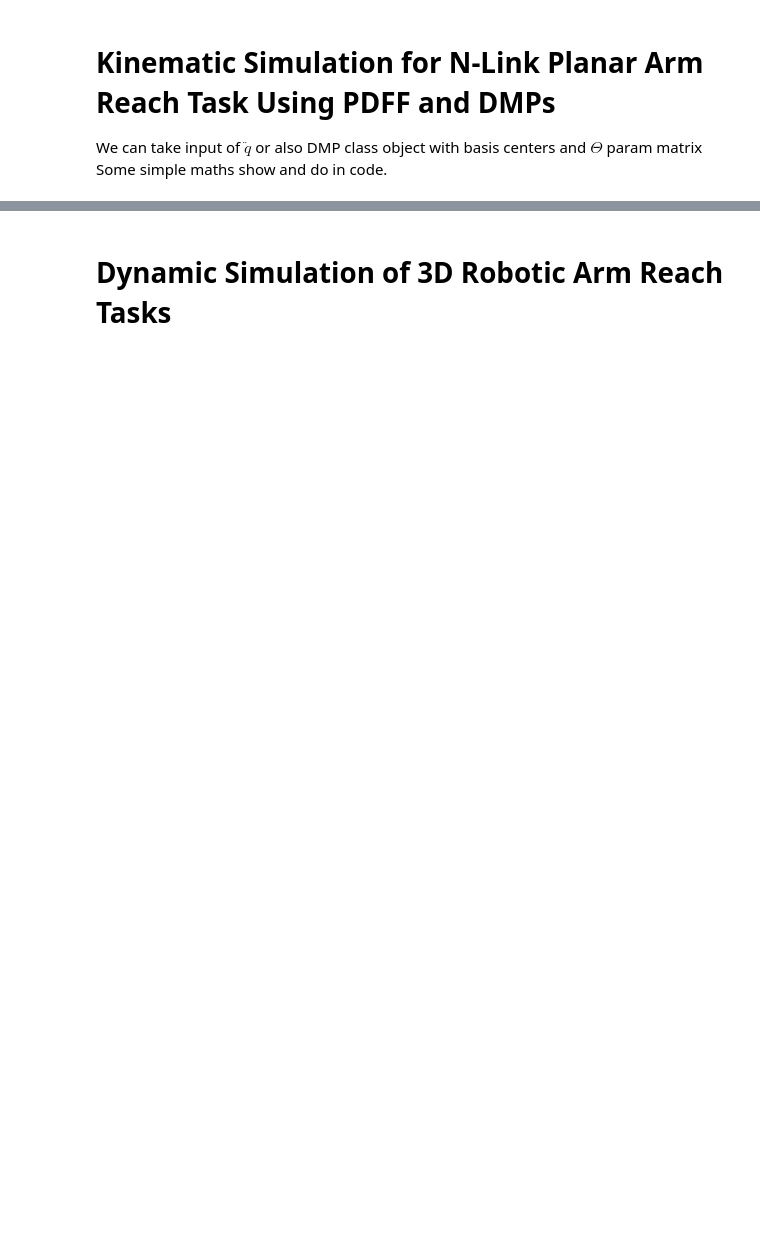
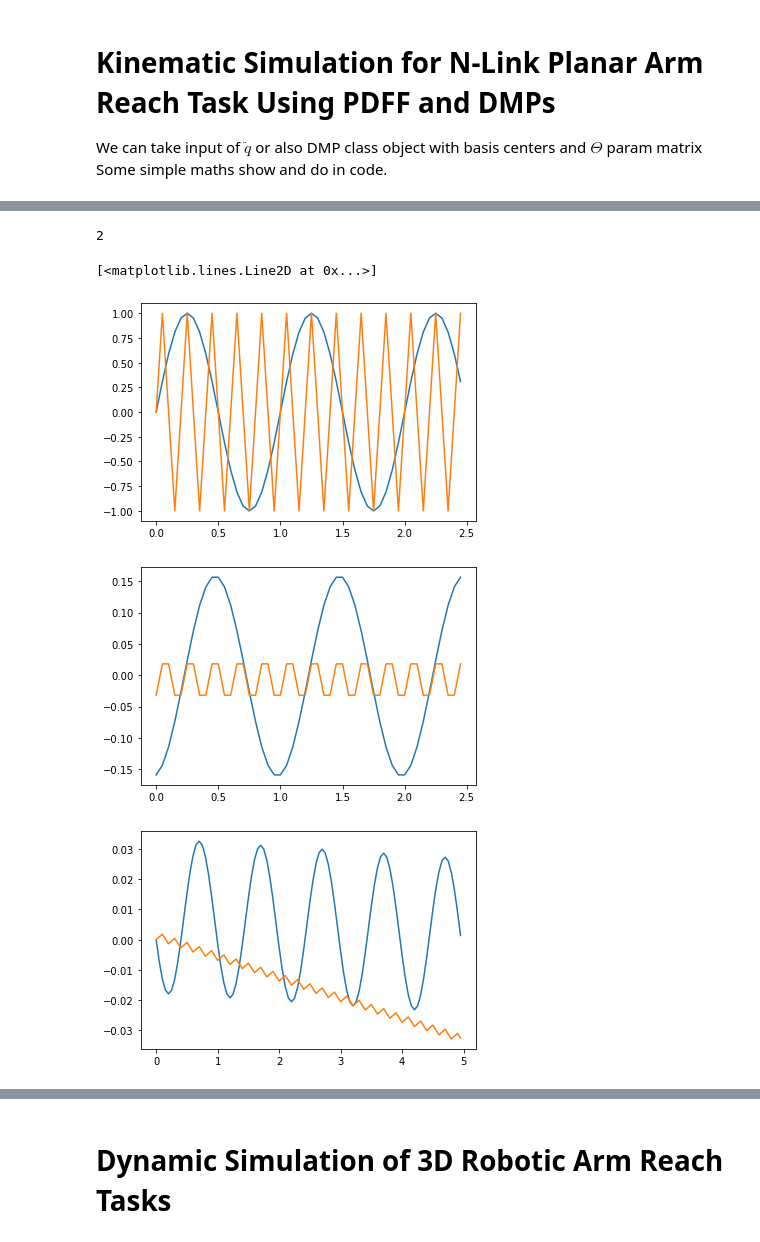
Before and after one commit to pranshumalik14/intuitive-arm-reach, a Jupyter notebook: notebooks/dmp_pdff_kinematic_sim_demo.ipynb, the cells around one changed output, grey strips where cells are left out. Drawn from its saved outputs; the diff is of its cells as text; code cells hidden in the pictures; blank space fills up the shorter version.

Commit message:
Updated the demo code with the numerical integration and robot class. The numerical integration code is buggy for generating q

```diff
--- a/notebooks/dmp_pdff_kinematic_sim_demo.ipynb
+++ b/notebooks/dmp_pdff_kinematic_sim_demo.ipynb
@@ -38,0 +125,22 @@ link_lengths = arm_length*rel_link_lengths_human/sum(rel_link_lengths_human);
+# %%
+robot_arm = RobotArm2D() # by default takes two joints
+
+time_steps, q, qdot, qdotdot = get_traj( qdotdot, robot_arm, init_condit = [ q0, qdot0 ])
+pts_to_trace = 50
+
+plt.plot(time_steps[:pts_to_trace], qdotdot[:pts_to_trace, 0])
+plt.plot(time_steps[:pts_to_trace], qdotdot[:pts_to_trace, 1])
+
+plt.figure()
+plt.plot(time_steps[:pts_to_trace], qdot[:pts_to_trace, 0])
+plt.plot(time_steps[:pts_to_trace], qdot[:pts_to_trace, 1])
+
+plt.figure()
+plt.plot(time_steps[:100], q[:100, 0])
+plt.plot(time_steps[:100], q[:100, 1])
+# %% [output]
+2
+[<matplotlib.lines.Line2D at 0x...>]
+[figure, added]
+[figure, added]
+[figure, added]
```
Also changed, not shown: parts of 9 cells of this notebook.
